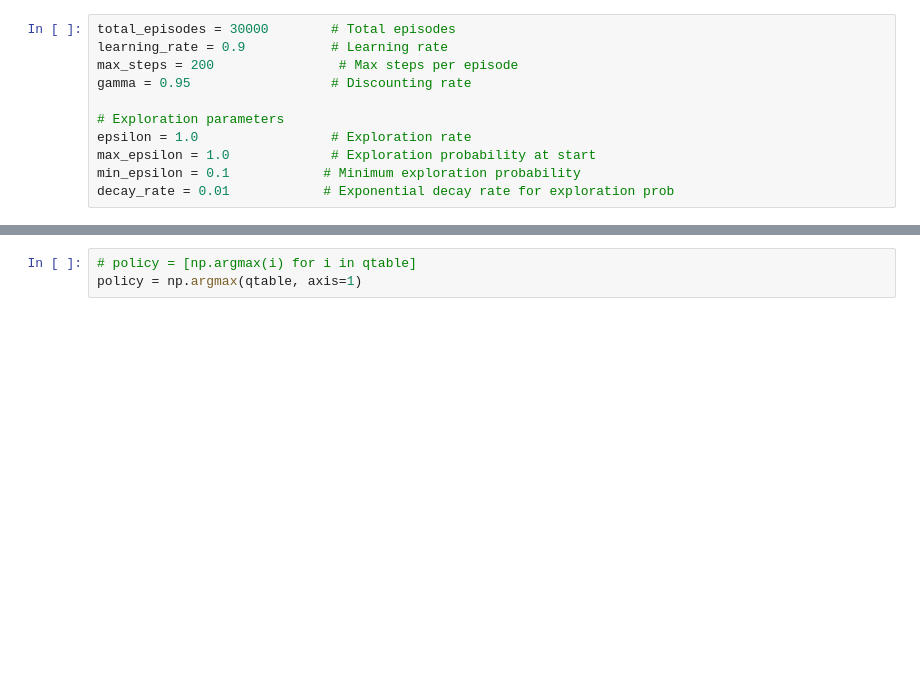
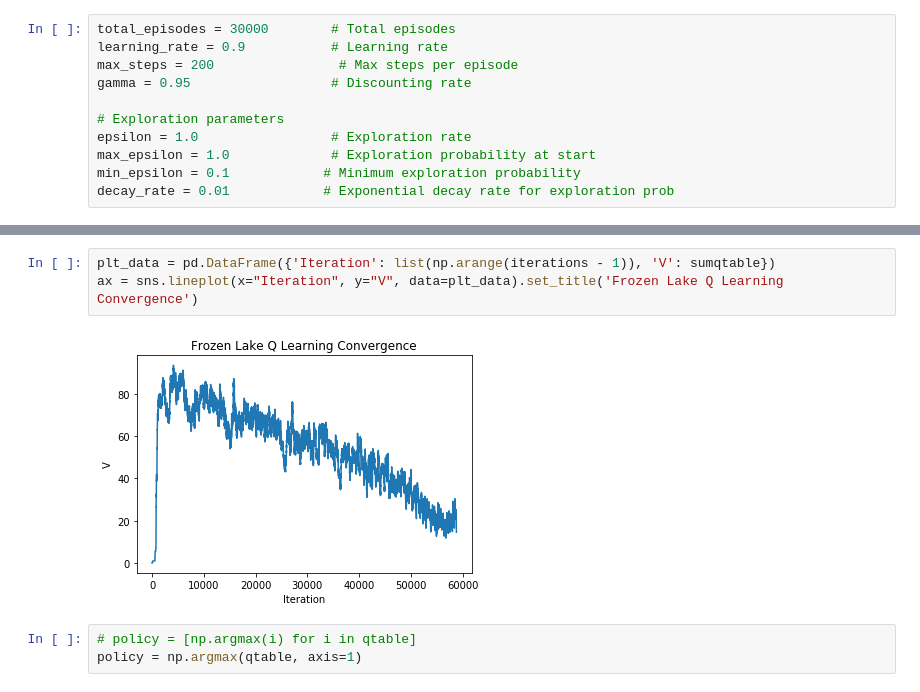
Before and after one commit to mkecera/4-markov-decision-processes, a Jupyter notebook: assignment4.ipynb, the cells around one changed output, grey strips where cells are left out. Cells and saved outputs as stored; diff of their text form; blank space fills up the shorter version.

```diff
--- a/assignment4.ipynb
+++ b/assignment4.ipynb
@@ -425,4 +442,9 @@ And you fell in the hole 26.30 % of the times
 ----------------------------------------------
+# %%
+plt_data = pd.DataFrame({'Iteration': list(np.arange(iterations - 1)), 'V': sumqtable})
+ax = sns.lineplot(x="Iteration", y="V", data=plt_data).set_title('Frozen Lake Q Learning Convergence')
+# %% [output]
+[figure, added]
 # %%
 # policy = [np.argmax(i) for i in qtable]
 policy = np.argmax(qtable, axis=1)
```
Also changed, not shown: parts of 31 cells of this notebook.
